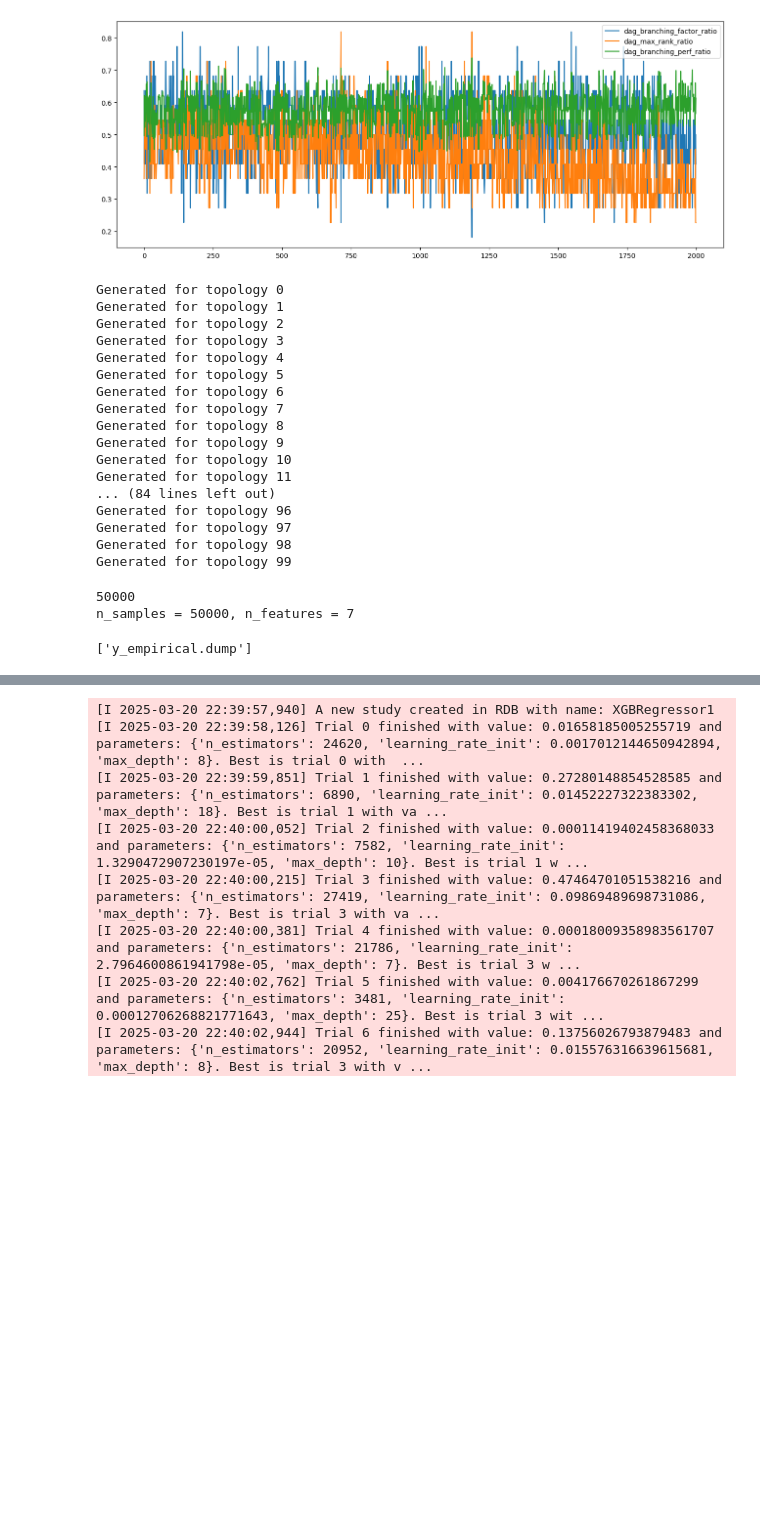
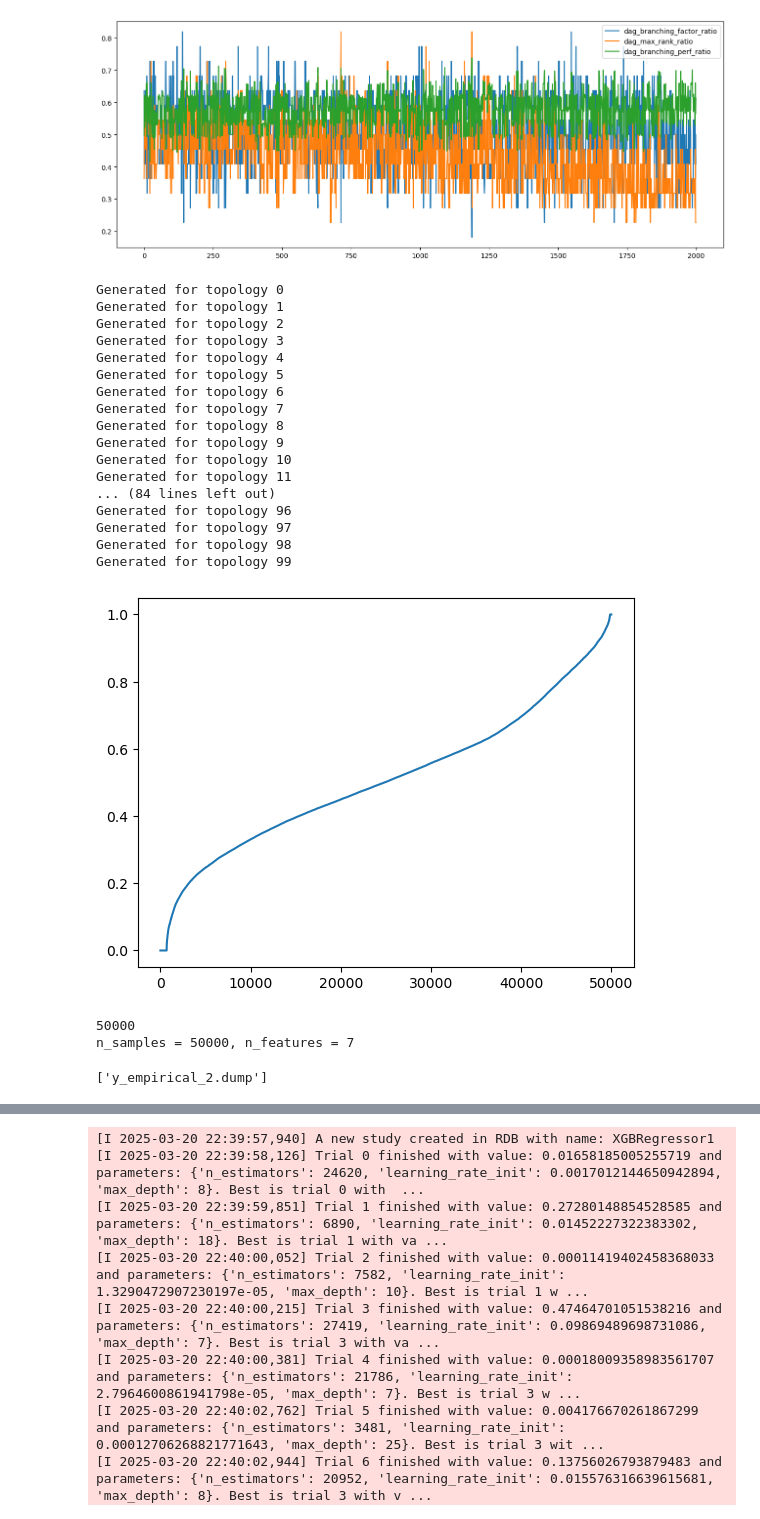
Before and after one commit to YannCharbon/DAGFastSimulator, a Jupyter notebook: EmpiricalPerfEvaluationML.ipynb, the cells around one changed output, grey strips where cells are left out. Saved outputs shown, nothing was run; the diff lists cells and outputs as text; code cells hidden in the pictures; blank space fills up the shorter version.

```diff
--- a/EmpiricalPerfEvaluationML.ipynb
+++ b/EmpiricalPerfEvaluationML.ipynb
@@ -213,6 +213,7 @@ all_perfs = []
 
 for i in range(0, 100):
     dags, perfs, adj_matrix = generator.run_once_double_flux(22, keep_dags_count=500, keep_random_dags=True, max_steps=2500)
+    perfs -= np.min(perfs)
     perfs = 1 - perfs / np.max(perfs)   # normalize between 0 (worst) and 1 (best)
     for perf in perfs:
         all_perfs.append(perf)
@@ -243,33 +244,40 @@ for i in range(0, 100):
     print(f"Generated for topology {i}")
 
 # Convert lists to NumPy arrays
 dag_children_count_ratio = np.array(dag_children_count_ratio)
 dag_cumulated_link_to_root_children_count_ratio = np.array(dag_cumulated_link_to_root_children_count_ratio)
 dag_rank_ratio = np.array(dag_rank_ratio)
 dag_link_to_root_quality_ratio = np.array(dag_link_to_root_quality_ratio)
 dag_branching_factor_ratio = np.array(dag_branching_factor_ratio)
 dag_max_rank_ratio = np.array(dag_max_rank_ratio)
 dag_branching_perf_ratio = np.array(dag_branching_perf_ratio)
 
 all_perfs = np.array(all_perfs)
+
+all_perfs_sorted_indices = np.argsort(all_perfs)
+
+plt.figure()
+plt.plot(all_perfs[all_perfs_sorted_indices])
+plt.show()
 # %% [output]
 Generated for topology 0
 Generated for topology 1
 Generated for topology 2
 Generated for topology 3
 Generated for topology 4
 Generated for topology 5
 Generated for topology 6
 Generated for topology 7
 Generated for topology 8
 Generated for topology 9
 Generated for topology 10
 Generated for topology 11
 ... (84 lines left out)
 Generated for topology 96
 Generated for topology 97
 Generated for topology 98
 Generated for topology 99
+[figure, added]
 # %%
 n_samples = len(all_perfs)
 n_features = 7
@@ -285,12 +293,12 @@ for n in range(0, n_samples):
     X[n] = [dag_children_count_ratio[n], dag_cumulated_link_to_root_children_count_ratio[n], dag_rank_ratio[n], dag_link_to_root_quality_ratio[n], dag_branching_factor_ratio[n], dag_max_rank_ratio[n], dag_branching_perf_ratio[n]]
     y[n] = all_perfs[n]
 
-joblib.dump(X, "X_empirical.dump")
-joblib.dump(y, "y_empirical.dump")
+joblib.dump(X, "X_empirical_2.dump")
+joblib.dump(y, "y_empirical_2.dump")
 # %% [output]
 50000
 n_samples = 50000, n_features = 7
-['y_empirical.dump']
+['y_empirical_2.dump']
 # %%
 X = joblib.load("X_empirical.dump")
 y = joblib.load("y_empirical.dump")
```
Also changed, not shown: parts of 6 cells of this notebook, 4 other files.
